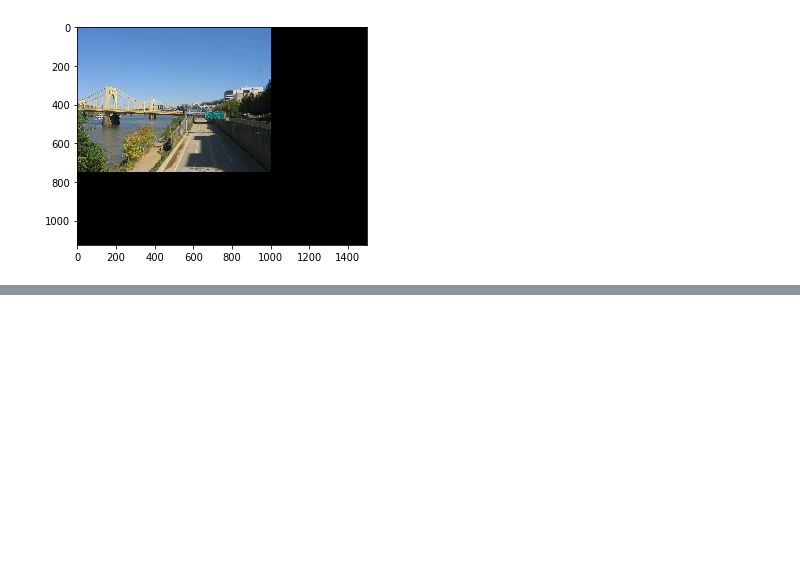
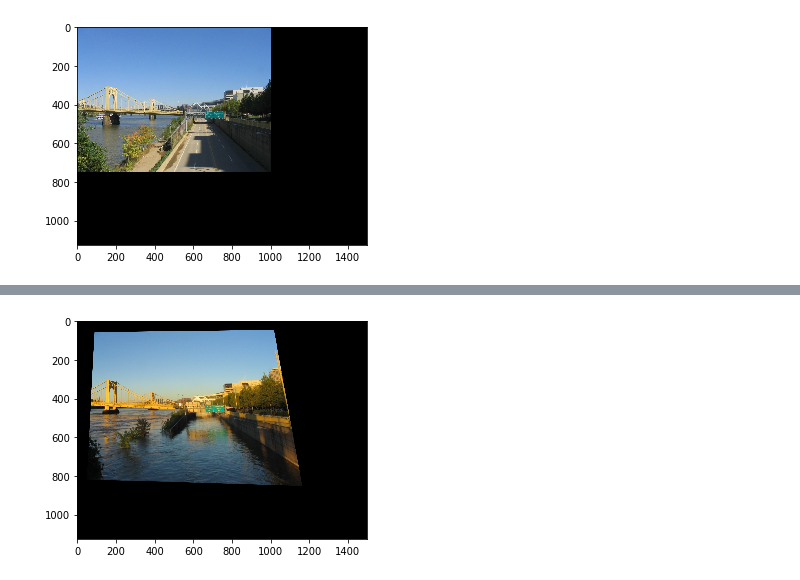
Before and after one commit to Augustine-C/final_project_image_morphing, a Jupyter notebook: triangulation2.ipynb, the cells around one changed output, grey strips where cells are left out. Drawn from its saved outputs; the diff is of its cells as text; code cells hidden in the pictures; blank space fills up the shorter version.

```diff
--- a/triangulation2.ipynb
+++ b/triangulation2.ipynb
@@ -248,0 +249,9 @@ plt.show()
+# %%
+M, mask = cv2.findHomography(pts_im1_8p, pts_im2_8p, cv2.RANSAC,5.0)
+# %%
+dst3 = cv2.warpPerspective(sourceImg,M,(3*ww//2,3*hh//2))
+# %%
+plt.imshow(np.uint8(dst3[:,:,[2,1,0]]))
+plt.show()
+# %% [output]
+[figure, added]
```
Also changed, not shown: parts of 10 cells of this notebook, 2 other files.
